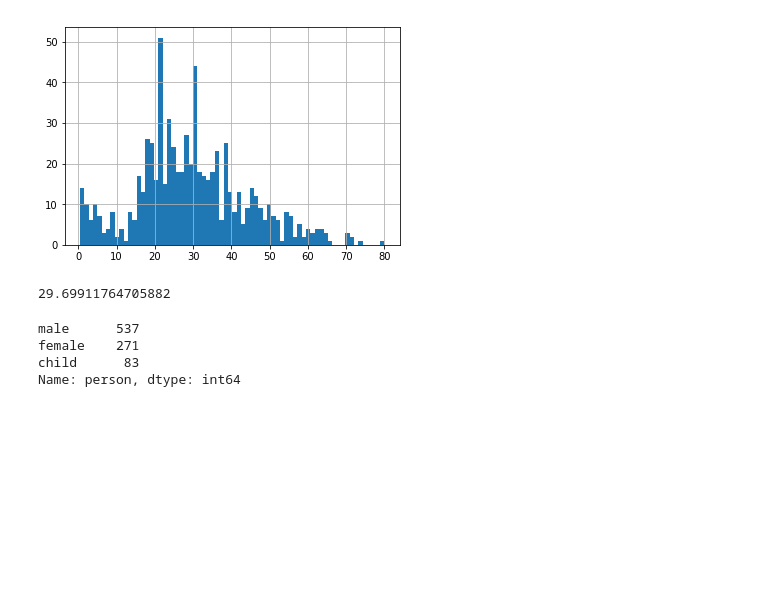
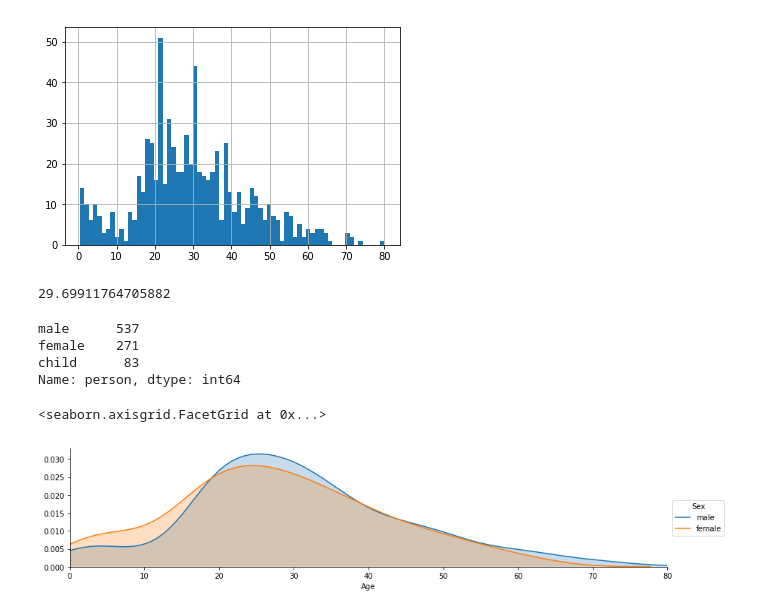
Before and after one commit to hoangrandy/Titanic-Machine-Learning-from-Disaster, a Jupyter notebook: titanic_analysis.ipynb, the cells around one changed output. Saved outputs shown, nothing was run; the diff lists cells and outputs as text; code cells hidden in the pictures; blank space fills up the shorter version.

```diff
--- a/titanic_analysis.ipynb
+++ b/titanic_analysis.ipynb
@@ -106,3 +106,20 @@ male      537
 female    271
 child      83
 Name: person, dtype: int64
+# %%
+# FacetGrid allows me to make multiple plots
+# aspect changes the aspect ratio so the graph fits nicely
+fig = sns.FacetGrid(titanic_df, hue='Sex',aspect=4)
+fig.map(sns.kdeplot,'Age',shade=True)
+
+# Set a variable to equal the higest age in the data
+oldest = titanic_df['Age'].max()
+
+# Set a limit from youngest =0 to oldest
+fig.set(xlim=(0,oldest))
+
+# A lengend for male and female colors
+fig.add_legend()
+# %% [output]
+<seaborn.axisgrid.FacetGrid at 0x...>
+[figure, added]
```
Also changed, not shown: parts of 9 cells of this notebook.
